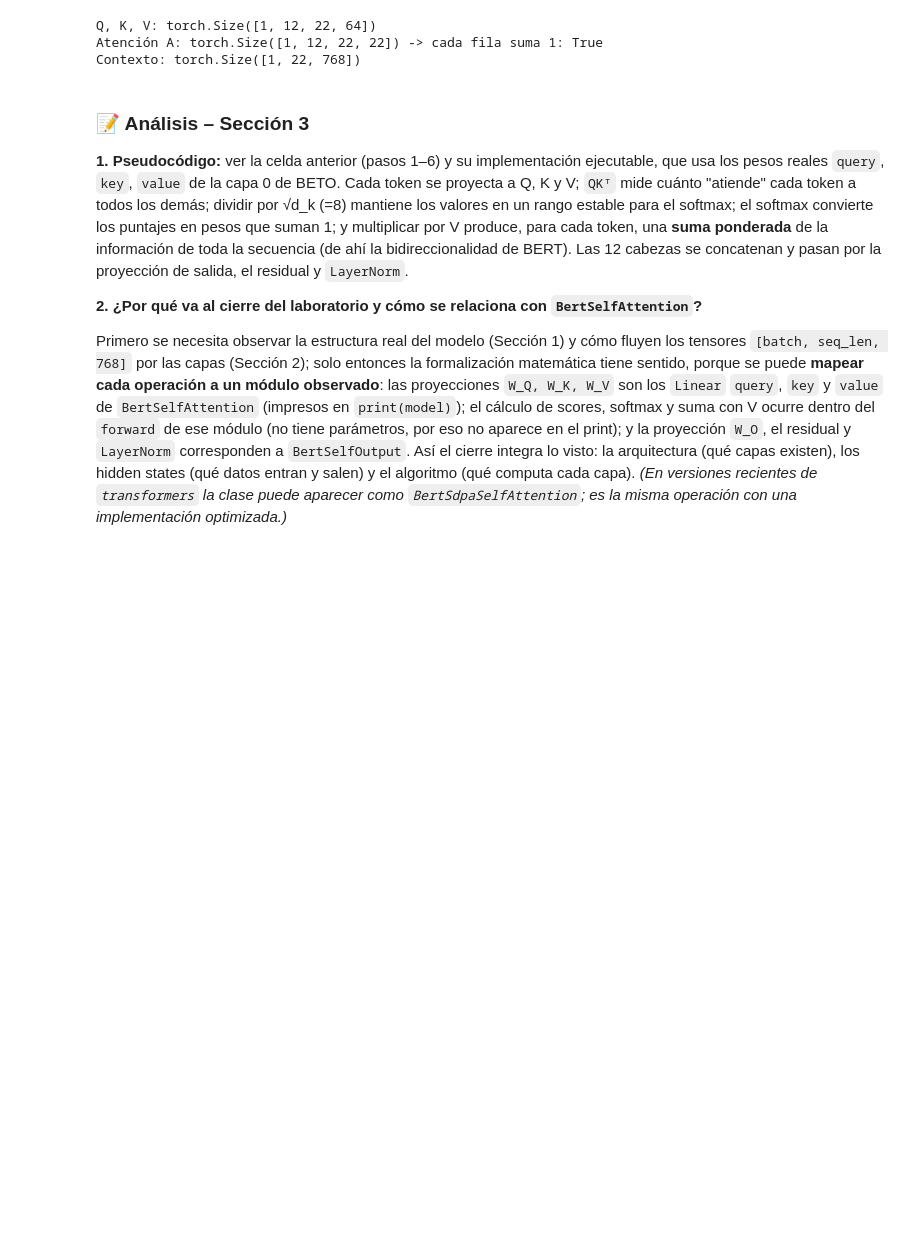
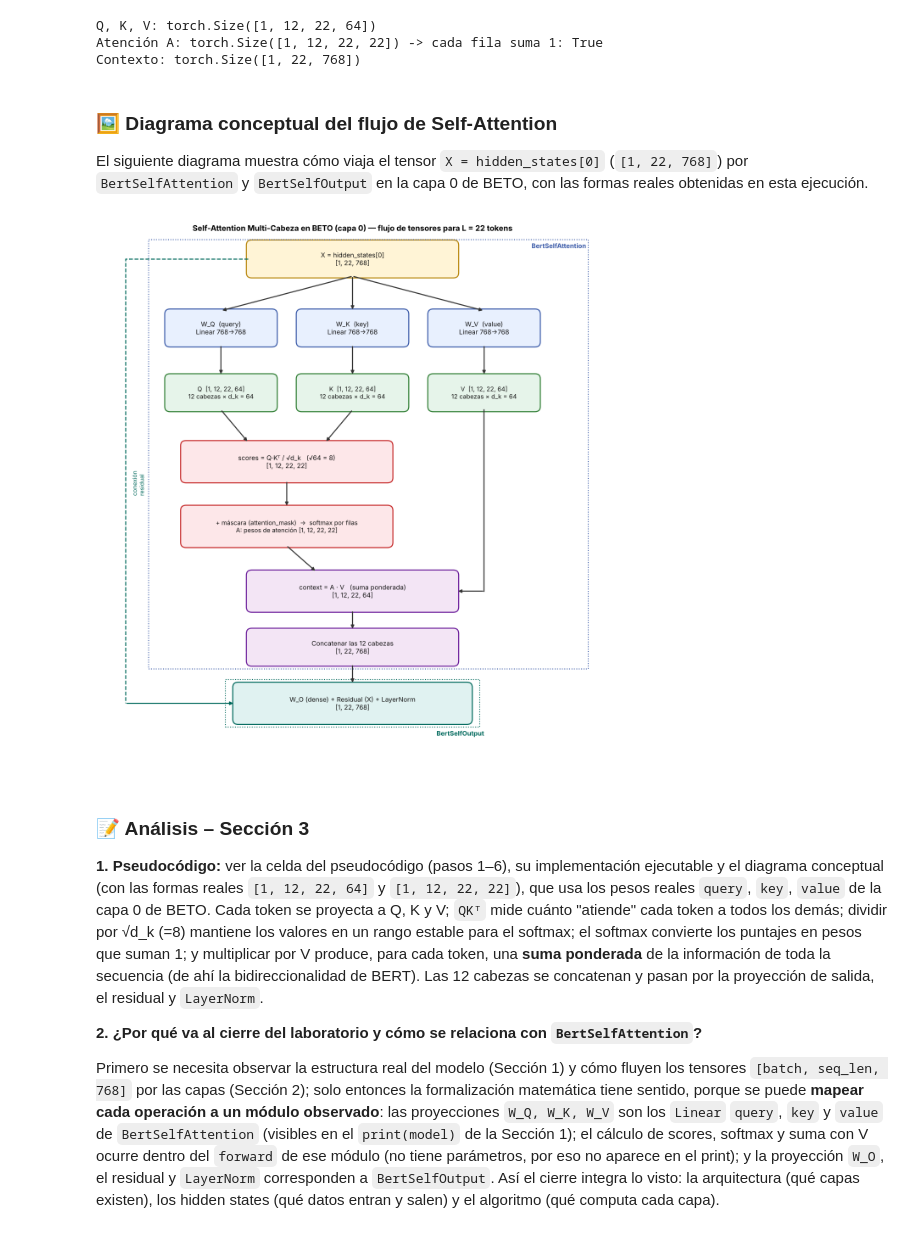
Before and after one commit to RORITO2312/unidad-3-transformers, a Jupyter notebook: Lab03_Arquitectura_BERT_BETO.ipynb, the cells around one changed output. Cells and saved outputs as stored; diff of their text form; code cells hidden in the pictures; blank space fills up the shorter version.

```diff
--- a/Lab03_Arquitectura_BERT_BETO.ipynb
+++ b/Lab03_Arquitectura_BERT_BETO.ipynb
@@ -285,11 +287,74 @@ print("Contexto:", context.shape)
 Q, K, V: torch.Size([1, 12, 22, 64])
 Atención A: torch.Size([1, 12, 22, 22]) -> cada fila suma 1: True
 Contexto: torch.Size([1, 22, 768])
+# %% [markdown]
+### 🖼️ Diagrama conceptual del flujo de Self-Attention
+
+El siguiente diagrama muestra cómo viaja el tensor `X = hidden_states[0]` (`[1, 22, 768]`) por `BertSelfAttention` y `BertSelfOutput` en la capa 0 de BETO, con las formas reales obtenidas en esta ejecución.
+# %%
+import matplotlib.pyplot as plt
+from matplotlib.patches import FancyBboxPatch, Rectangle
+
+fig, ax = plt.subplots(figsize=(11, 12), facecolor="white")
+ax.set_xlim(0, 11); ax.set_ylim(0, 12.6); ax.axis("off")
+
+def box(x, y, w, h, text, fc="#E8F0FE", ec="#3B5BA9", fs=10):
+    ax.add_patch(FancyBboxPatch((x - w/2, y - h/2), w, h, boxstyle="round,pad=0.04,rounding_size=0.12",
+                                fc=fc, ec=ec, lw=1.6))
+    ax.text(x, y, text, ha="center", va="center", fontsize=fs, color="#111111")
+
+def arrow(x1, y1, x2, y2, color="#333333"):
+    ax.annotate("", xy=(x2, y2), xytext=(x1, y1),
+                arrowprops=dict(arrowstyle="-|>", color=color, lw=1.6))
+
+# Entrada
+box(5.5, 11.8, 4.6, 0.8, "X = hidden_states[0]\n[1, 22, 768]", fc="#FFF4D6", ec="#B8860B")
+# Proyecciones
+xs = [2.6, 5.5, 8.4]
+for x, n in zip(xs, ["W_Q  (query)", "W_K  (key)", "W_V  (value)"]):
+    box(x, 10.2, 2.4, 0.8, f"{n}\nLinear 768→768", fc="#E8F0FE")
+    arrow(5.5, 11.4, x, 10.6)
+# Q K V
+for x, n in zip(xs, ["Q", "K", "V"]):
+    box(x, 8.7, 2.4, 0.8, f"{n}  [1, 12, 22, 64]\n12 cabezas × d_k = 64", fc="#E6F4EA", ec="#2E7D32", fs=9.5)
+    arrow(x, 9.8, x, 9.1)
+# Scores
+box(4.05, 7.1, 4.6, 0.9, "scores = Q·Kᵀ / √d_k   (√64 = 8)\n[1, 12, 22, 22]", fc="#FDE7E9", ec="#C62828")
+arrow(2.6, 8.3, 3.2, 7.55); arrow(5.5, 8.3, 4.9, 7.55)
+# Mascara + softmax
+box(4.05, 5.6, 4.6, 0.9, "+ máscara (attention_mask)  →  softmax por filas\nA: pesos de atención [1, 12, 22, 22]", fc="#FDE7E9", ec="#C62828", fs=9.5)
+arrow(4.05, 6.65, 4.05, 6.05)
+# A·V
+box(5.5, 4.1, 4.6, 0.9, "context = A · V   (suma ponderada)\n[1, 12, 22, 64]", fc="#F3E5F5", ec="#6A1B9A")
+arrow(4.05, 5.15, 4.7, 4.55)
+ax.plot([8.4, 8.4], [8.3, 4.1], color="#333333", lw=1.6)
+arrow(8.4, 4.1, 7.8, 4.1)
+# Concat
+box(5.5, 2.8, 4.6, 0.8, "Concatenar las 12 cabezas\n[1, 22, 768]", fc="#F3E5F5", ec="#6A1B9A")
+arrow(5.5, 3.65, 5.5, 3.2)
+# Salida attention
+box(5.5, 1.5, 5.2, 0.9, "W_O (dense) + Residual (X) + LayerNorm\n[1, 22, 768]", fc="#E0F2F1", ec="#00695C")
+arrow(5.5, 2.4, 5.5, 1.95)
+# Residual
+ax.plot([3.2, 0.5, 0.5], [11.8, 11.8, 1.5], color="#00695C", lw=1.6, ls="--")
+arrow(0.5, 1.5, 2.9, 1.5, color="#00695C")
+ax.text(0.62, 6.6, "conexión\nresidual", rotation=90, va="center", fontsize=9, color="#00695C")
+# Marcos de modulos
+ax.add_patch(Rectangle((1.0, 2.3), 9.7, 9.95, fill=False, ec="#3B5BA9", ls=":", lw=1.4, clip_on=False))
+ax.text(10.65, 12.05, "BertSelfAttention", ha="right", fontsize=10, color="#3B5BA9", fontweight="bold")
+ax.add_patch(Rectangle((2.7, 0.95), 5.6, 1.1, fill=False, ec="#00695C", ls=":", lw=1.4))
+ax.text(8.4, 0.75, "BertSelfOutput", ha="right", fontsize=10, color="#00695C", fontweight="bold")
+ax.text(5.5, 12.45, "Self-Attention Multi-Cabeza en BETO (capa 0) — flujo de tensores para L = 22 tokens",
+        ha="center", fontsize=12, fontweight="bold")
+plt.tight_layout()
+plt.show()
+# %% [output]
+[figure, added]
 # %% [markdown]
 ### 📝 Análisis – Sección 3
 
-**1. Pseudocódigo:** ver la celda anterior (pasos 1–6) y su implementación ejecutable, que usa los pesos reales `query`, `key`, `value` de la capa 0 de BETO. Cada token se proyecta a Q, K y V; `QKᵀ` mide cuánto "atiende" cada token a todos los demás; dividir por √d_k (=8) mantiene los valores en un rango estable para el softmax; el softmax convierte los puntajes en pesos que suman 1; y multiplicar por V produce, para cada token, una **suma ponderada** de la información de toda la secuencia (de ahí la bidireccionalidad de BERT). Las 12 cabezas se concatenan y pasan por la proyección de salida, el residual y `LayerNorm`.
+**1. Pseudocódigo:** ver la celda del pseudocódigo (pasos 1–6), su implementación ejecutable y el diagrama conceptual (con las formas reales `[1, 12, 22, 64]` y `[1, 12, 22, 22]`), que usa los pesos reales `query`, `key`, `value` de la capa 0 de BETO. Cada token se proyecta a Q, K y V; `QKᵀ` mide cuánto "atiende" cada token a todos los demás; dividir por √d_k (=8) mantiene los valores en un rango estable para el softmax; el softmax convierte los puntajes en pesos que suman 1; y multiplicar por V produce, para cada token, una **suma ponderada** de la información de toda la secuencia (de ahí la bidireccionalidad de BERT). Las 12 cabezas se concatenan y pasan por la proyección de salida, el residual y `LayerNorm`.
 
 **2. ¿Por qué va al cierre del laboratorio y cómo se relaciona con `BertSelfAttention`?**
 
-Primero se necesita observar la estructura real del modelo (Sección 1) y cómo fluyen los tensores `[batch, seq_len, 768]` por las capas (Sección 2); solo entonces la formalización matemática tiene sentido, porque se puede **mapear cada operación a un módulo observado**: las proyecciones `W_Q, W_K, W_V` son los `Linear` `query`, `key` y `value` de `BertSelfAttention` (impresos en `print(model)`); el cálculo de scores, softmax y suma con V ocurre dentro del `forward` de ese módulo (no tiene parámetros, por eso no aparece en el print); y la proyección `W_O`, el residual y `LayerNorm` corresponden a `BertSelfOutput`. Así el cierre integra lo visto: la arquitectura (qué capas existen), los hidden states (qué datos entran y salen) y el algoritmo (qué computa cada capa). *(En versiones recientes de `transformers` la clase puede aparecer como `BertSdpaSelfAttention`; es la misma operación con una implementación optimizada.)*
+Primero se necesita observar la estructura real del modelo (Sección 1) y cómo fluyen los tensores `[batch, seq_len, 768]` por las capas (Sección 2); solo entonces la formalización matemática tiene sentido, porque se puede **mapear cada operación a un módulo observado**: las proyecciones `W_Q, W_K, W_V` son los `Linear` `query`, `key` y `value` de `BertSelfAttention` (visibles en el `print(model)` de la Sección 1); el cálculo de scores, softmax y suma con V ocurre dentro del `forward` de ese módulo (no tiene parámetros, por eso no aparece en el print); y la proyección `W_O`, el residual y `LayerNorm` corresponden a `BertSelfOutput`. Así el cierre integra lo visto: la arquitectura (qué capas existen), los hidden states (qué datos entran y salen) y el algoritmo (qué computa cada capa).
```
Also changed, not shown: parts of 1 cell of this notebook.
